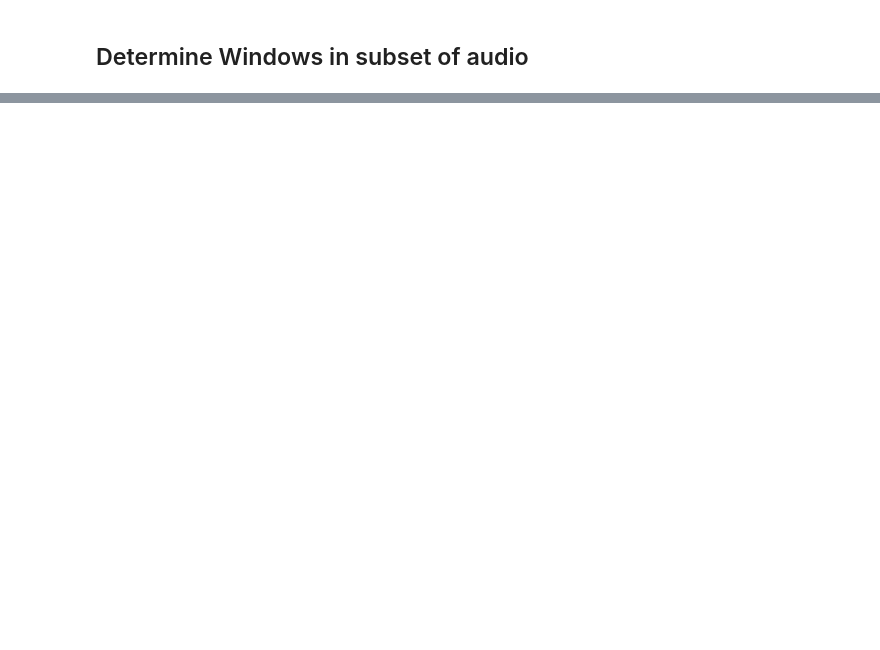
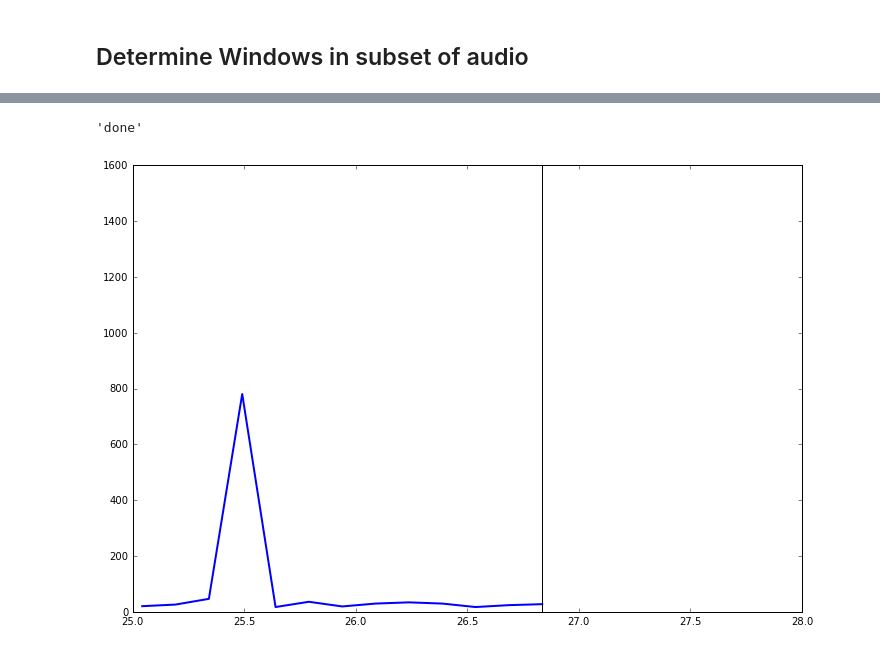
Before and after one commit to kyang01/keyboard_emanations, a Jupyter notebook: Mikes Notebook.ipynb, the cells around one changed output, grey strips where cells are left out. Saved outputs shown, nothing was run; the diff lists cells and outputs as text; code cells hidden in the pictures; blank space fills up the shorter version.

```diff
--- a/Mikes Notebook.ipynb
+++ b/Mikes Notebook.ipynb
@@ -183,0 +128,6 @@ print 'Shape of mfcc', mfcc_feat.shape
+# %%
+MAX_FRAMES = 20
+FRAME_BREAK = 3.
+SLOWDOWN = 2.
+figsz = (12,8)
+input_df = sfourier_df
@@ -183,0 +137,6 @@ print 'Shape of mfcc', mfcc_feat.shape
+# %%
+df = input_df.copy()
+TOTAL_TIME = float(df.index[-1] - df.index[0])
+MAX_FRAMES = int(TOTAL_TIME / FRAME_BREAK * MAX_FRAMES)
+SKIPS = df.shape[0] / MAX_FRAMES
+df = df[::SKIPS].copy()
@@ -183,0 +153,61 @@ print 'Shape of mfcc', mfcc_feat.shape
+# %%
+from matplotlib import animation
+fig = plt.figure(figsize = figsz)
+ax = plt.axes()#(ylim = [0, max_thresh*1.1]
+line, = ax.plot([], [], lw=2)
+
+def plotter(st):
+    inds = (t_subset <= (st + FRAME_BREAK)) & (t_subset >= st)
+    inds2 = (time_indexes <= (st + FRAME_BREAK)) & (time_indexes >= st)
+
+    for start, end in zip(starts[inds2], ends[inds2]):
+        ax.axvspan(start, end, alpha=0.5, color='red')
+    return t_subset[inds], sum_Pxx_subset[inds]
+
+ind = 0
+next_ind = peaks.iloc[ind]['peak time']
+last = df.index[0]
+
+# initialization function: plot the background of each frame
+def init():
+    global mainline
+    ax.set_xlim(last, last + FRAME_BREAK)
+    sub_df = df[(df.index >= last) & (df.index <= (last + FRAME_BREAK))]
+    line, = ax.plot(sub_df.index.values, sub_df['signal'].values, 'b', lw=2)
+    mainline = ax.axvline(x = sub_df.index[0], linewidth=1, c = 'k')
+    return line,
+
+def animate(i):
+    global ind, next_ind, line, last, mainline
+    mainline.set_xdata(df.index[i])
+    if df.index[i] > (last + FRAME_BREAK):
+        last += FRAME_BREAK
+        sub_df = df[(df.index >= last) & (df.index <= (last + FRAME_BREAK))]
+        line.set_data(sub_df.index.values,sub_df['signal'].values)
+        ax.set_xlim(last, last + FRAME_BREAK)
+
+
+
+    if df.index[i] >= next_ind:
+        ind +=1
+        ax.axvline(x = next_ind, linewidth=3, c = 'y')
+        if ind == df.shape[0]:
+            next_ind = 1e10
+        else:
+            next_ind = peaks['peak time'][ind]
+
+    return line,
+
+fps = df.shape[0] / TOTAL_TIME / SLOWDOWN
+
+# call the animator.  blit=True means only re-draw the parts that have changed.
+anim = animation.FuncAnimation(fig, animate, init_func=init,
+                               frames= df.shape[0], interval=1, blit=True)
+
+Writer = animation.writers['ffmpeg']
+writer = Writer(fps=fps, metadata=dict(artist='Me'), bitrate=rate)
+anim.save('im.mp4', writer=writer)
+'done'
+# %% [output]
+'done'
+[figure, added]
```
Also changed, not shown: parts of 36 cells of this notebook, 8 other files.
